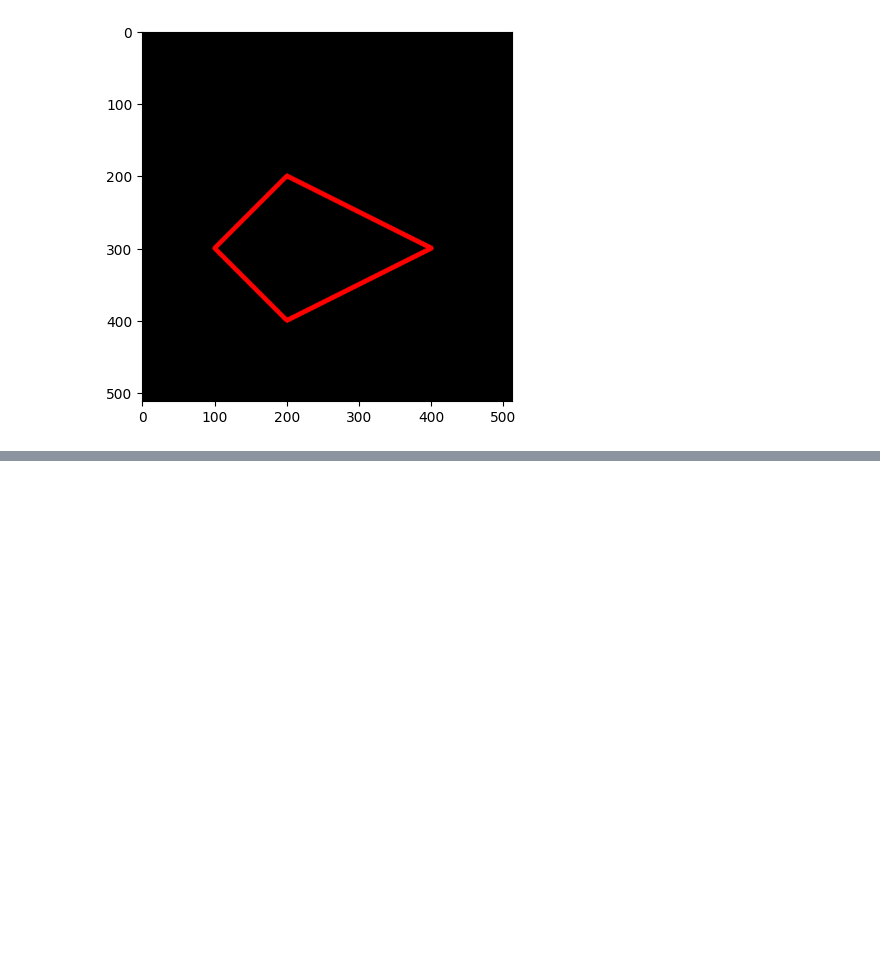
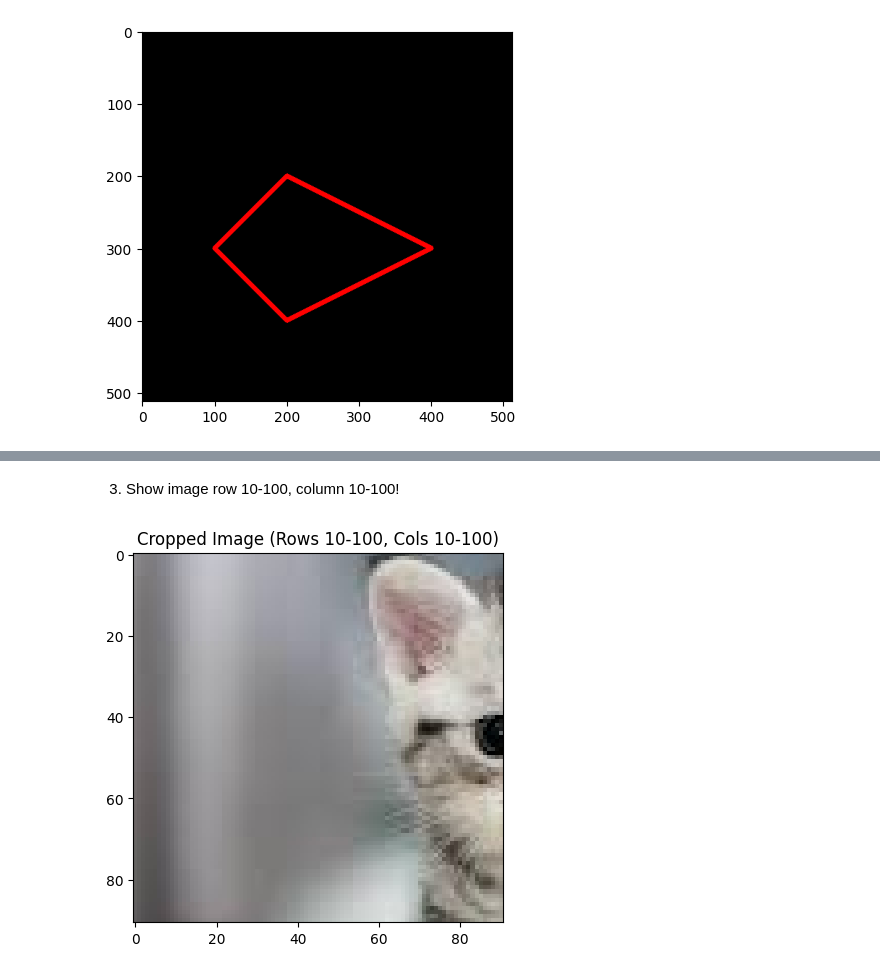
Before and after one commit to Majid5654/Erwan-Majid_PCVK_Ganjil_2025, a Jupyter notebook: Week2.ipynb, the cells around one changed output, grey strips where cells are left out. Drawn from its saved outputs; the diff is of its cells as text; code cells hidden in the pictures; blank space fills up the shorter version.

```diff
--- a/Week2.ipynb
+++ b/Week2.ipynb
@@ -174,0 +207,15 @@ plt.show()
+# %% [markdown]
+3. Show image row 10-100, column 10-100!
+# %%
+# Convert to RGB for proper display
+img_row = cv.cvtColor(img, cv.COLOR_BGR2RGB)
+
+# Slice the image to show rows 10-100 and columns 10-100
+cropped_img = img_rgb[10:101, 10:101]
+
+# Display the cropped image
+plt.imshow(cropped_img)
+plt.title('Cropped Image (Rows 10-100, Cols 10-100)')
+plt.show()
+# %% [output]
+[figure, added]
```
Also changed, not shown: parts of 12 cells of this notebook.
